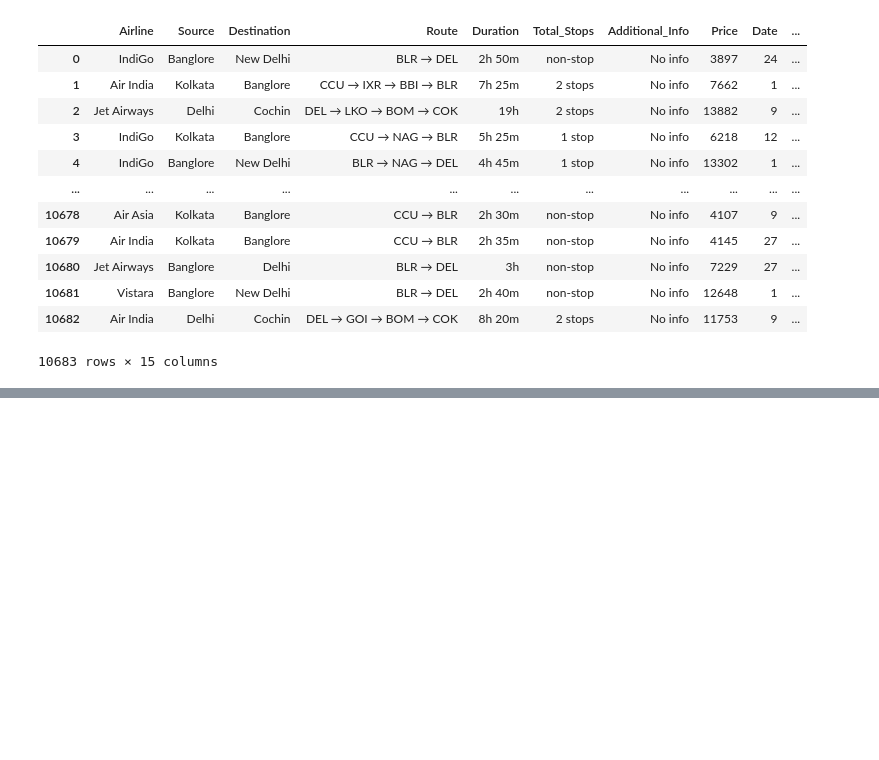
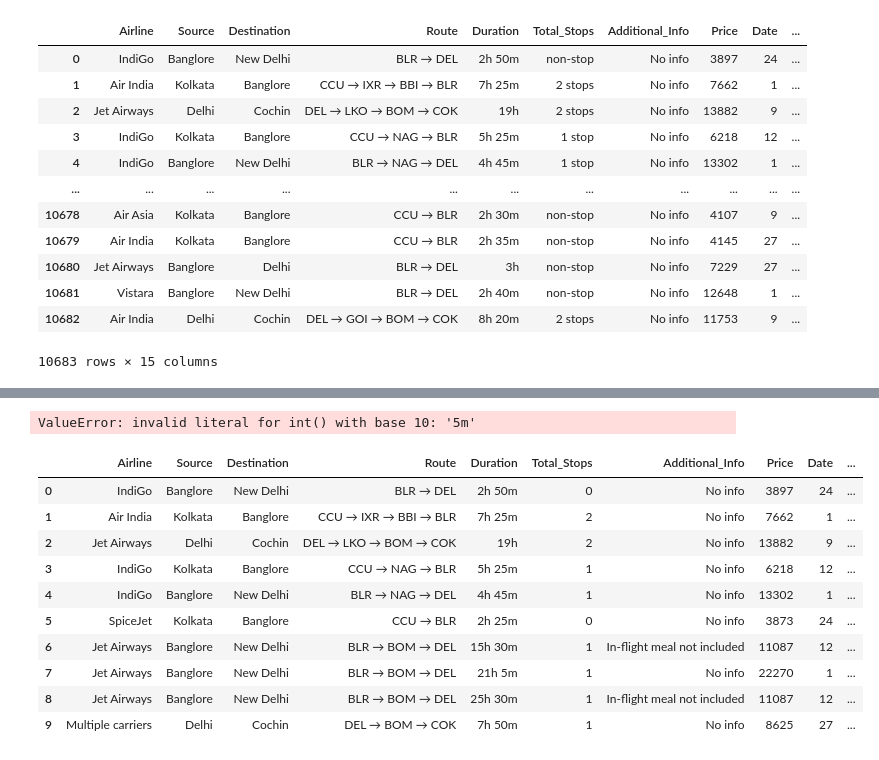
Before and after one commit to Namir50/Data-Science-Machine-learning-tutorial, a Jupyter notebook: Exploratory Data Analysis/Flight_price_dataset.ipynb, the cells around one changed output, grey strips where cells are left out. Drawn from its saved outputs; the diff is of its cells as text; code cells hidden in the pictures; blank space fills up the shorter version.

```diff
--- a/Exploratory Data Analysis/Flight_price_dataset.ipynb
+++ b/Exploratory Data Analysis/Flight_price_dataset.ipynb
@@ -242,0 +305,18 @@ data
+# %%
+data['Duration_Hour']=data['Duration'].str.split(' ').str[0].str.split('h').str[0].astype(int)
+# %% [output]
+ValueError: invalid literal for int() with base 10: '5m'
+# %%
+data.head(10)
+# %% [output]
+|  | Airline | Source | Destination | Route | Duration | Total_Stops | Additional_Info | Price | Date | ... |
+| 0 | IndiGo | Banglore | New Delhi | BLR → DEL | 2h 50m | 0 | No info | 3897 | 24 | ... |
+| 1 | Air India | Kolkata | Banglore | CCU → IXR → BBI → BLR | 7h 25m | 2 | No info | 7662 | 1 | ... |
+| 2 | Jet Airways | Delhi | Cochin | DEL → LKO → BOM → COK | 19h | 2 | No info | 13882 | 9 | ... |
+| 3 | IndiGo | Kolkata | Banglore | CCU → NAG → BLR | 5h 25m | 1 | No info | 6218 | 12 | ... |
+| 4 | IndiGo | Banglore | New Delhi | BLR → NAG → DEL | 4h 45m | 1 | No info | 13302 | 1 | ... |
+| 5 | SpiceJet | Kolkata | Banglore | CCU → BLR | 2h 25m | 0 | No info | 3873 | 24 | ... |
+| 6 | Jet Airways | Banglore | New Delhi | BLR → BOM → DEL | 15h 30m | 1 | In-flight meal not included | 11087 | 12 | ... |
+| 7 | Jet Airways | Banglore | New Delhi | BLR → BOM → DEL | 21h 5m | 1 | No info | 22270 | 1 | ... |
+| 8 | Jet Airways | Banglore | New Delhi | BLR → BOM → DEL | 25h 30m | 1 | In-flight meal not included | 11087 | 12 | ... |
+| 9 | Multiple carriers | Delhi | Cochin | DEL → BOM → COK | 7h 50m | 1 | No info | 8625 | 27 | ... |
```
Also changed, not shown: parts of 21 cells of this notebook.
